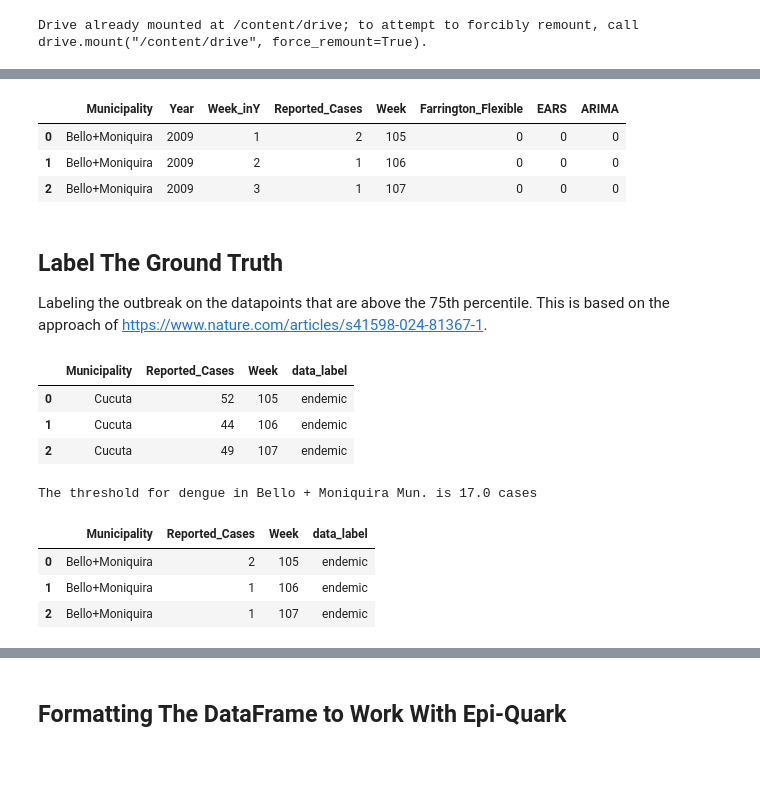
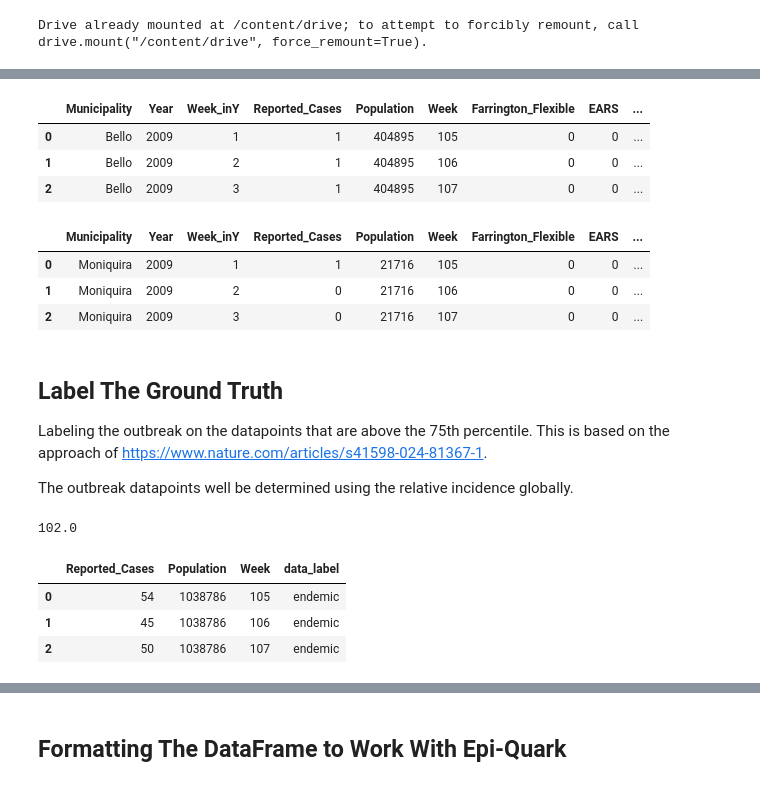
Before and after one commit to SahputraS/Advance-Statistics-For-Physics-Analysis, a Jupyter notebook: Outbreak_Detection_Evaluation_(Mosquito_Borne_Disease).ipynb, the cells around one changed output, grey strips where cells are left out. Drawn from its saved outputs; the diff is of its cells as text; code cells hidden in the pictures.

Commit message:
V1.3 - Separated region Bello and Moniquita, still no p-val data yet in the df

```diff
--- a/Outbreak_Detection_Evaluation_(Mosquito_Borne_Disease).ipynb
+++ b/Outbreak_Detection_Evaluation_(Mosquito_Borne_Disease).ipynb
@@ -29,42 +29,56 @@ dengue_cucuta.head(3)
 # %%
-dengue_bemon_path = '/content/drive/My Drive/Mosquito_Data/dengue_bemon.csv'
+dengue_bello_path = '/content/drive/My Drive/Mosquito_Data/dengue_bello.csv'
 
-dengue_bemon = pd.read_csv(dengue_bemon_path)
-dengue_bemon.head(3)
+dengue_bello = pd.read_csv(dengue_bello_path)
+dengue_bello.head(3)
 # %% [output]
-|  | Municipality | Year | Week_inY | Reported_Cases | Week | Farrington_Flexible | EARS | ARIMA |
-| 0 | Bello+Moniquira | 2009 | 1 | 2 | 105 | 0 | 0 | 0 |
-| 1 | Bello+Moniquira | 2009 | 2 | 1 | 106 | 0 | 0 | 0 |
-| 2 | Bello+Moniquira | 2009 | 3 | 1 | 107 | 0 | 0 | 0 |
+|  | Municipality | Year | Week_inY | Reported_Cases | Population | Week | Farrington_Flexible | EARS | ... |
+| 0 | Bello | 2009 | 1 | 1 | 404895 | 105 | 0 | 0 | ... |
+| 1 | Bello | 2009 | 2 | 1 | 404895 | 106 | 0 | 0 | ... |
+| 2 | Bello | 2009 | 3 | 1 | 404895 | 107 | 0 | 0 | ... |
+# %%
+dengue_moni_path = '/content/drive/My Drive/Mosquito_Data/dengue_moni.csv'
+
+dengue_moni = pd.read_csv(dengue_moni_path)
+dengue_moni.head(3)
+# %% [output]
+|  | Municipality | Year | Week_inY | Reported_Cases | Population | Week | Farrington_Flexible | EARS | ... |
+| 0 | Moniquira | 2009 | 1 | 1 | 21716 | 105 | 0 | 0 | ... |
+| 1 | Moniquira | 2009 | 2 | 0 | 21716 | 106 | 0 | 0 | ... |
+| 2 | Moniquira | 2009 | 3 | 0 | 21716 | 107 | 0 | 0 | ... |
 # %% [markdown]
 ## Label The Ground Truth
 Labeling the outbreak on the datapoints that are above the 75th percentile. This is based on the approach of https://www.nature.com/articles/s41598-024-81367-1.
+
+The outbreak datapoints well be determined using the relative incidence globally.
 # %%
 cases_cucuta = dengue_cucuta.drop(columns=['Year', 'Week_inY', 'Farrington_Flexible', 'EARS', 'ARIMA'])
+cases_bello = dengue_bello.drop(columns=['Year', 'Week_inY', 'Farrington_Flexible', 'EARS', 'ARIMA'])
+cases_moni = dengue_moni.drop(columns=['Year', 'Week_inY', 'Farrington_Flexible', 'EARS', 'ARIMA'])
 
-cc = cases_cucuta['Reported_Cases']
+cases_total = pd.DataFrame({
+    'Reported_Cases': (
+        cases_cucuta['Reported_Cases'] +
+        cases_bello['Reported_Cases'] +
+        cases_moni['Reported_Cases']
+    ),
+    "Population": (
+        cases_cucuta['Population'] +
+        cases_bello['Population'] +
+        cases_moni['Population']
+    ),
+    "Week": cases_cucuta['Week']
+})
+
+# Determine the threshold
 thres_percent = 75
-thres_cucuta = np.percentile(cc, thres_percent)
-
-cases_cucuta['data_label'] = np.where(cases_cucuta['Reported_Cases'] > thres_cucuta, 'dengue', 'endemic')
-cases_cucuta.head(3)
+thres_total = np.percentile(cases_total['Reported_Cases'], thres_percent)
+print(thres_total)
+cases_total['data_label'] = np.where(cases_total['Reported_Cases'] > thres_total, 'dengue', 'endemic')
+cases_total.head(3)
 # %% [output]
+102.0
-|  | Municipality | Reported_Cases | Week | data_label |
-| 0 | Cucuta | 52 | 105 | endemic |
-| 1 | Cucuta | 44 | 106 | endemic |
-| 2 | Cucuta | 49 | 107 | endemic |
+|  | Reported_Cases | Population | Week | data_label |
+| 0 | 54 | 1038786 | 105 | endemic |
+| 1 | 45 | 1038786 | 106 | endemic |
+| 2 | 50 | 1038786 | 107 | endemic |
-# %%
-cases_bemon = dengue_bemon.drop(columns=['Year', 'Week_inY', 'Farrington_Flexible', 'EARS', 'ARIMA'])
-
-bm = cases_bemon['Reported_Cases']
-thres_bemon = np.percentile(bm, thres_percent)
-print('The threshold for dengue in Bello + Moniquira Mun. is', thres_bemon, 'cases')
-
-cases_bemon['data_label'] = np.where(cases_bemon['Reported_Cases'] > thres_bemon, 'dengue', 'endemic')
-cases_bemon.head(3)
-# %% [output]
-The threshold for dengue in Bello + Moniquira Mun. is 17.0 cases
-|  | Municipality | Reported_Cases | Week | data_label |
-| 0 | Bello+Moniquira | 2 | 105 | endemic |
-| 1 | Bello+Moniquira | 1 | 106 | endemic |
-| 2 | Bello+Moniquira | 1 | 107 | endemic |
```
Also changed, not shown: parts of 8 cells of this notebook.
